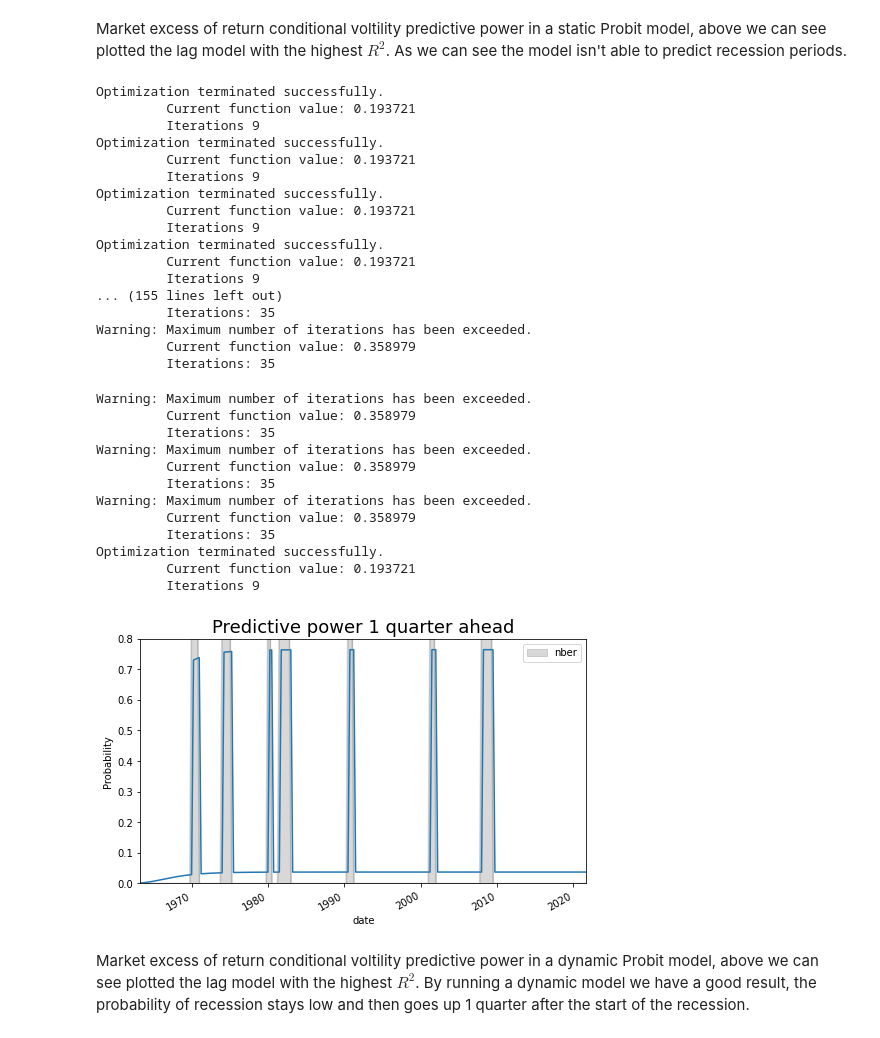
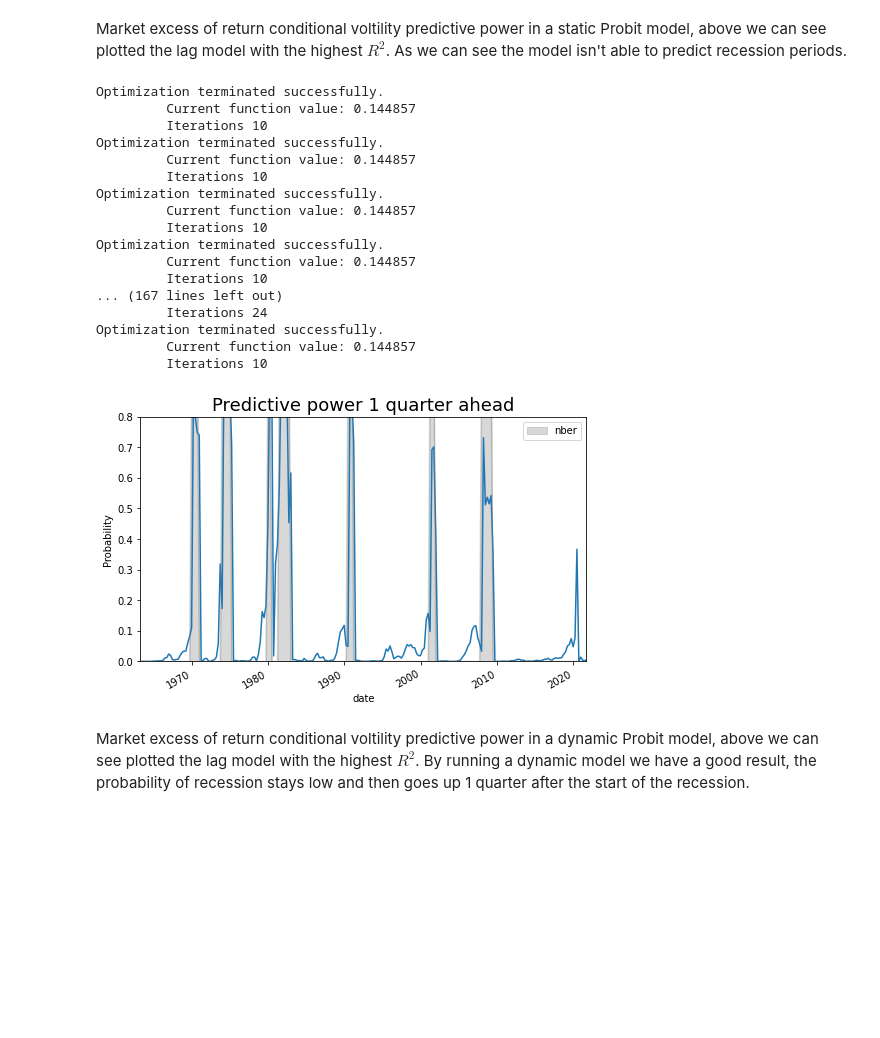
Before and after one commit to alessandrofogli/Ai-for-Finance, a Jupyter notebook: Project4/ES4.ipynb, the cells around one changed output. Drawn from its saved outputs; the diff is of its cells as text; code cells hidden in the pictures; blank space fills up the shorter version.

```diff
--- a/Project4/ES4.ipynb
+++ b/Project4/ES4.ipynb
@@ -288,7 +288,7 @@ Above the results of the dynamic models - add of lag recession as exlanatory var
 We can notice that the most robust factors -the ones that are statistically significant with more frequency- are Funds rate and Gdp growth.
 Now we can run a static model for predicting recession by using these robust factors.
 # %%
-all_factors2 = all_factors.drop(['market'], axis=1).drop(['gdp'], axis=1).drop(['nber'], axis=1)
+all_factors2 = all_factors.drop(['market'], axis=1).drop(['nber'], axis=1)
 # %%
 def fill3(valx, valy):
 
@@ -557,38 +559,26 @@ Optimization terminated successfully.
 # %% [markdown]
 Market excess of return conditional voltility predictive power in a static Probit model, above we can see plotted the lag model with the highest $R^{2}$. As we can see the model isn't able to predict recession periods.
 # %%
-fill(market_volatility.join(nber), nber)
+fill(market_volatility.join(nber).join(all_factors2), nber)
 # %% [output]
 Optimization terminated successfully.
-         Current function value: 0.193721
-         Iterations 9
+         Current function value: 0.144857
+         Iterations 10
 Optimization terminated successfully.
-         Current function value: 0.193721
-         Iterations 9
+         Current function value: 0.144857
+         Iterations 10
 Optimization terminated successfully.
-         Current function value: 0.193721
-         Iterations 9
+         Current function value: 0.144857
+         Iterations 10
 Optimization terminated successfully.
-         Current function value: 0.193721
-         Iterations 9
-... (155 lines left out)
-         Iterations: 35
-Warning: Maximum number of iterations has been exceeded.
-         Current function value: 0.358979
-         Iterations: 35
+         Current function value: 0.144857
+         Iterations 10
+... (167 lines left out)
+         Iterations 24
+Optimization terminated successfully.
+         Current function value: 0.144857
+         Iterations 10
-Warning: Maximum number of iterations has been exceeded.
-         Current function value: 0.358979
-         Iterations: 35
-Warning: Maximum number of iterations has been exceeded.
-         Current function value: 0.358979
-         Iterations: 35
-Warning: Maximum number of iterations has been exceeded.
-         Current function value: 0.358979
-         Iterations: 35
-Optimization terminated successfully.
-         Current function value: 0.193721
-         Iterations 9
-[figure, old version]
+[figure, new version]
 # %% [markdown]
 Market excess of return conditional voltility predictive power in a dynamic Probit model, above we can see plotted the lag model with the highest $R^{2}$. By running a dynamic model we have a good result, the probability of recession stays low and then goes up 1 quarter after the start of the recession.
 # %%
```
Also changed, not shown: parts of 8 cells of this notebook.
